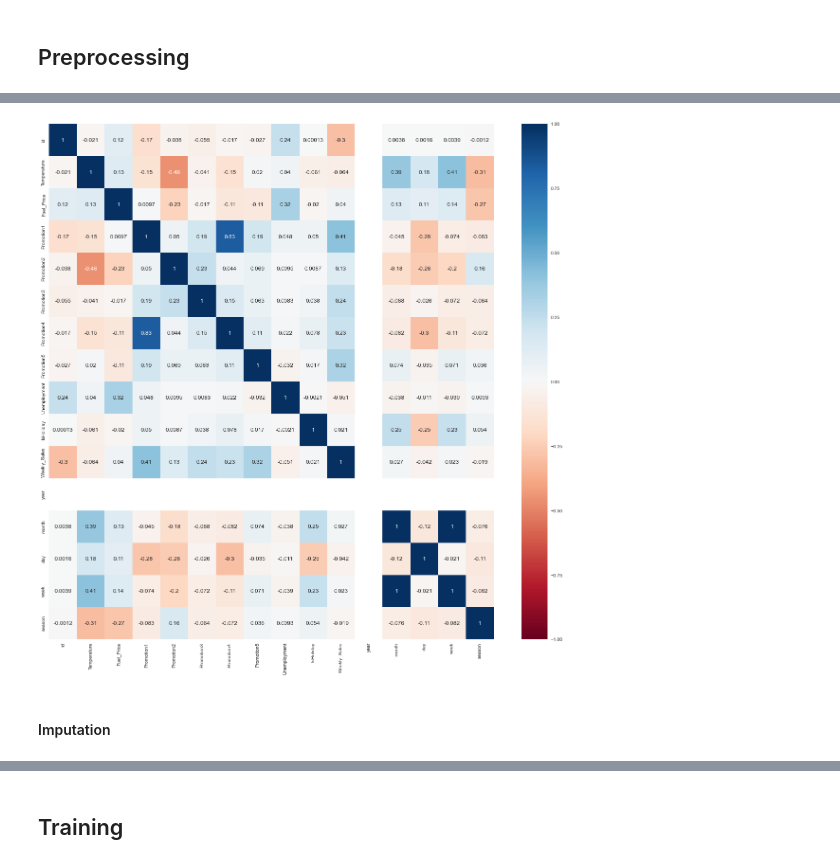
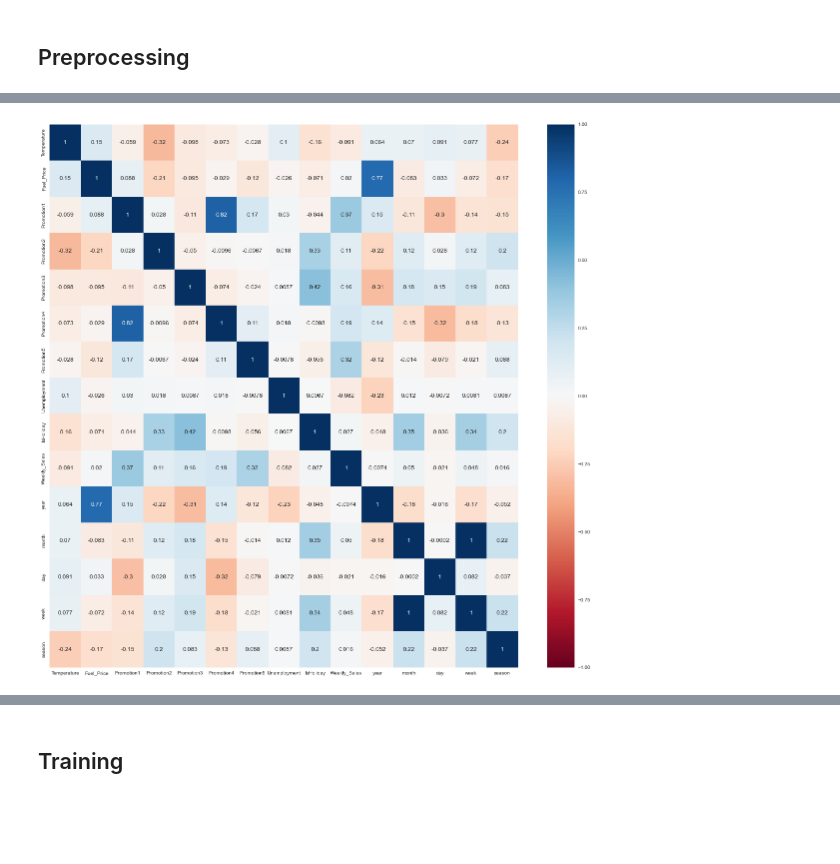
Before and after one commit to GNOEYHEAT/DACON, a Jupyter notebook: 235942_쇼핑몰 지점별 매출액 예측 경진대회/2) Pycaret.ipynb, the cells around one changed output, grey strips where cells are left out. Drawn from its saved outputs; the diff is of its cells as text; code cells hidden in the pictures; blank space fills up the shorter version.

```diff
--- a/235942_쇼핑몰 지점별 매출액 예측 경진대회/2) Pycaret.ipynb
+++ b/235942_쇼핑몰 지점별 매출액 예측 경진대회/2) Pycaret.ipynb
@@ -163,25 +68,19 @@ train.head()
 # %%
-def seperate_datetime(df):
-    year = []
-    month = []
-    day = []
-    for date in df:
-        year_point, month_point, day_point = date.split('-')
-        year.append(int(year_point))
-        month.append(int(month_point))
-        day.append(int(day_point))
-    return year, month, day
+train["Weekly_Sales"] = np.log(train["Weekly_Sales"])
 
-train_year, train_month, train_day = seperate_datetime(train["Date"].astype("str"))
-test_year, test_month, test_day = seperate_datetime(test["Date"].astype("str"))
+train["Store"] = train["Store"].astype("object")
+test["Store"] = test["Store"].astype("object")
 
-train['year'] = train_year
-train['month'] = train_month
-train['day'] = train_day
+train["Date"] = pd.to_datetime(train["Date"])
+test["Date"] = pd.to_datetime(test["Date"])
 
-test['year'] = test_year
-test['month'] = test_month
-test['day'] = test_day
+train['year'] = train["Date"].dt.year
+train['month'] = train["Date"].dt.month
+train["day"] = train["Date"].dt.day
+
+test['year'] = test["Date"].dt.year
+test['month'] = test["Date"].dt.month
+test["day"] = test["Date"].dt.day
 
 train["week"] = train["Date"].dt.week
 test["week"] = test["Date"].dt.week
@@ -200,6 +99,11 @@ def seasonal(x):
 train["season"] = train["month"].apply(lambda x : seasonal(x))
 test["season"] = test["month"].apply(lambda x : seasonal(x))
 
+train["IsHoliday"] = train["IsHoliday"].apply(lambda x : 1 if x==True else 0)
+test["IsHoliday"] = test["IsHoliday"].apply(lambda x : 1 if x==True else 0)
+
+train = train.sort_values(["Date", "Store"]).reset_index(drop=True)
+
 train.head()
 # %% [output]
 |  | id | Store | Date | Temperature | Fuel_Price | Promotion1 | Promotion2 | Promotion3 | Promotion4 | ... |
@@ -277,3 +114,0 @@ memory usage: 248.5+ KB
-# %%
-train = train[train["year"]==2012].reset_index(drop=True)
-train.head()
@@ -346,8 +115,9 @@ Name: Weekly_Sales, dtype: float64
 # %%
+train = train.drop(["id", "Date"], axis=1)
+test = test.drop(["id", "Date"], axis=1)
+
 plt.figure(figsize=(21,20))
 sns.heatmap(train.corr(), vmin=-1, vmax=1, cmap='RdBu', annot=True)
 plt.show()
 # %% [output]
-[figure, old version]
+[figure, new version]
-# %% [markdown]
-#### Imputation
```
Also changed, not shown: parts of 38 cells of this notebook.
